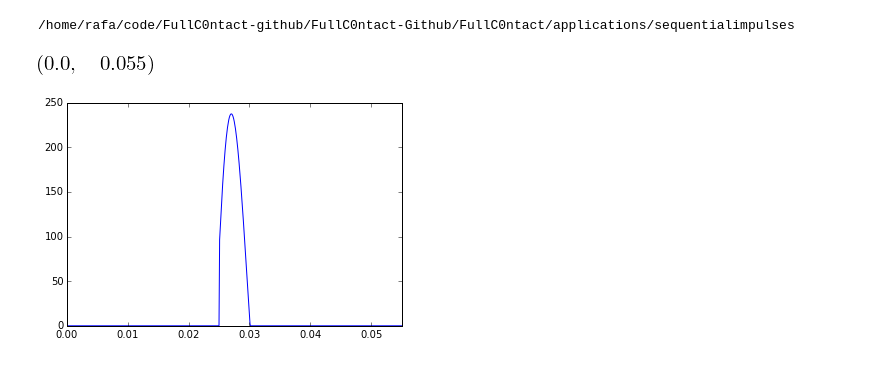
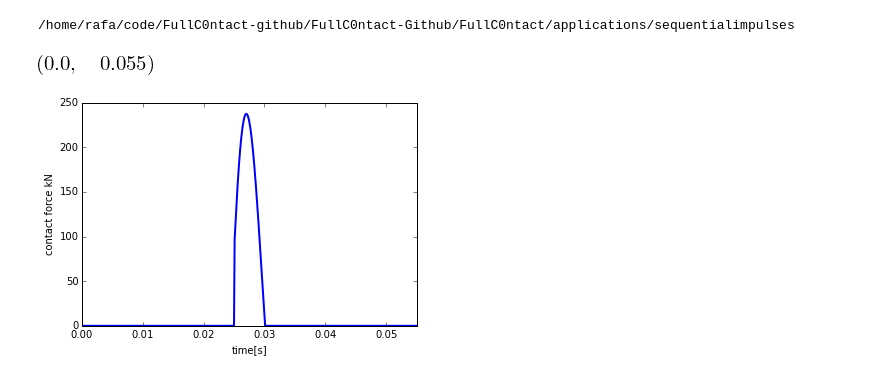
Before and after one commit to rmuenste/ipython-tut, a Jupyter notebook: ipython_intro.ipynb, the cells around one changed output. Drawn from its saved outputs; the diff is of its cells as text; code cells hidden in the pictures.

Commit message:
force displacement plots

```diff
--- a/ipython_intro.ipynb
+++ b/ipython_intro.ipynb
@@ -332,8 +334,10 @@ mydata=np.loadtxt('kN.dat')
 %matplotlib inline
 # %%
 y = np.abs(mydata[:,1])
-plt.plot(mydata[:,0],y)
+plt.plot(mydata[:,0],y,linewidth=2)
+plt.xlabel(r"time[s]")
+plt.ylabel(r"contact force kN")
 plt.xlim([0.0,0.055])
 # %% [output]
 [figure]
-[figure, old version]
+[figure, new version]
```
Also changed, not shown: parts of 8 cells of this notebook.
